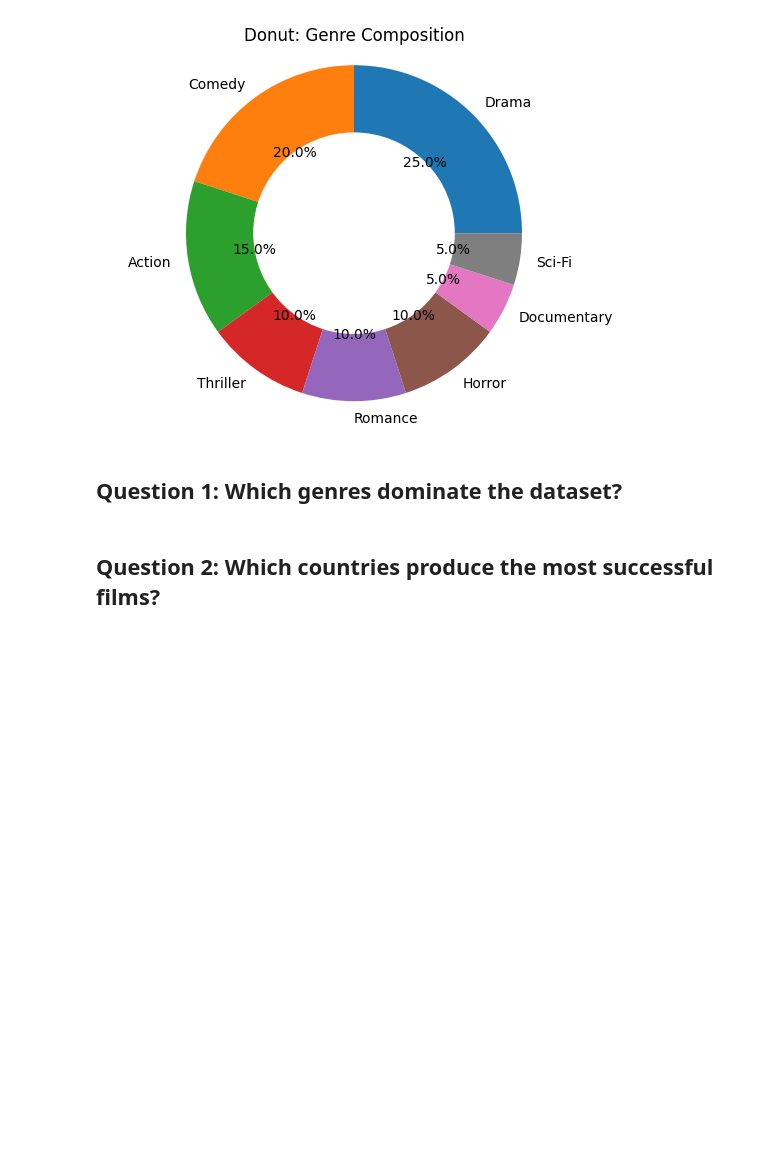
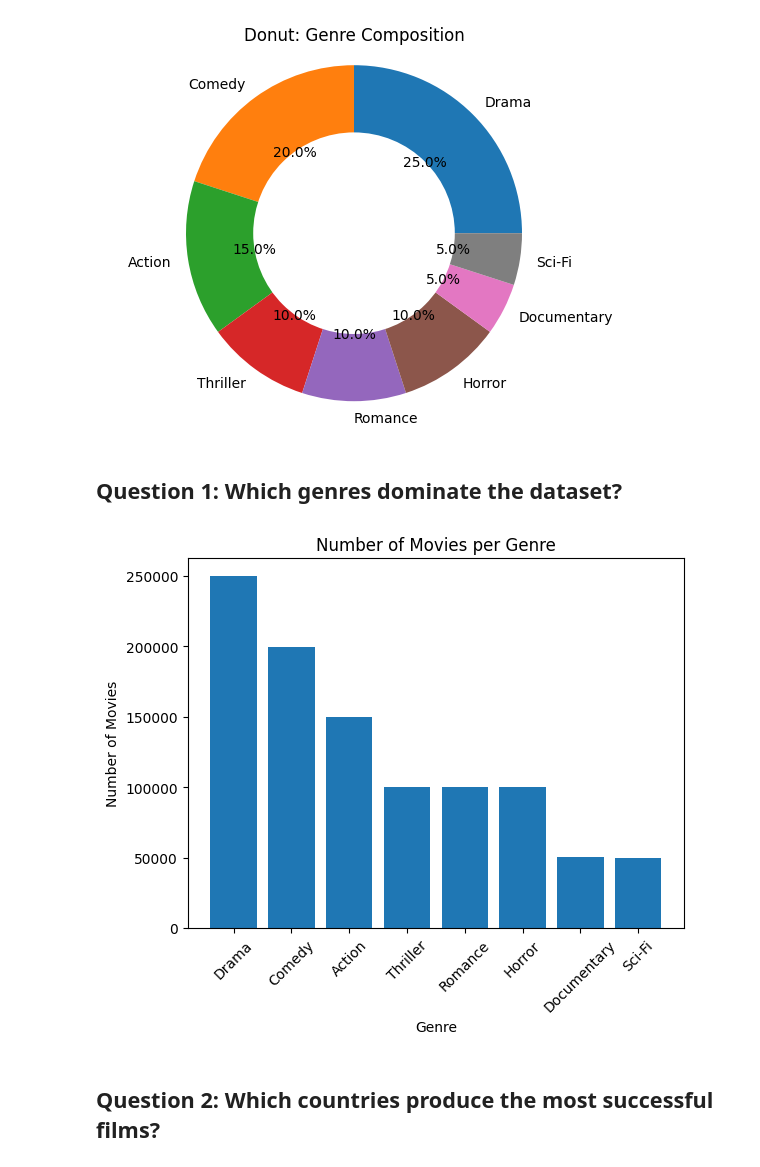
Before and after one commit to pcamarillor/big_data_spring_2026, a Jupyter notebook: spark/notebooks/examples/lecture_12_eda.ipynb, the cells around one changed output. Cells and saved outputs as stored; diff of their text form; code cells hidden in the pictures; blank space fills up the shorter version.

```diff
--- a/spark/notebooks/examples/lecture_12_eda.ipynb
+++ b/spark/notebooks/examples/lecture_12_eda.ipynb
@@ -302,5 +284,23 @@ plt.show()
 [figure]
 # %% [markdown]
 ## Question 1: Which genres dominate the dataset?
+# %%
+
+
+genre_counts = movies_df.groupBy("Genre") \
+                        .count() \
+                        .orderBy("count", ascending=False)
+
+pdf = genre_counts.toPandas()
+
+plt.figure()
+plt.bar(pdf["Genre"], pdf["count"])
+plt.title("Number of Movies per Genre")
+plt.xlabel("Genre")
+plt.ylabel("Number of Movies")
+plt.xticks(rotation=45)
+plt.show()
+# %% [output]
+[figure, added]
 # %% [markdown]
 ## Question 2: Which countries produce the most successful films?
```
Also changed, not shown: parts of 9 cells of this notebook, 1 other file.
